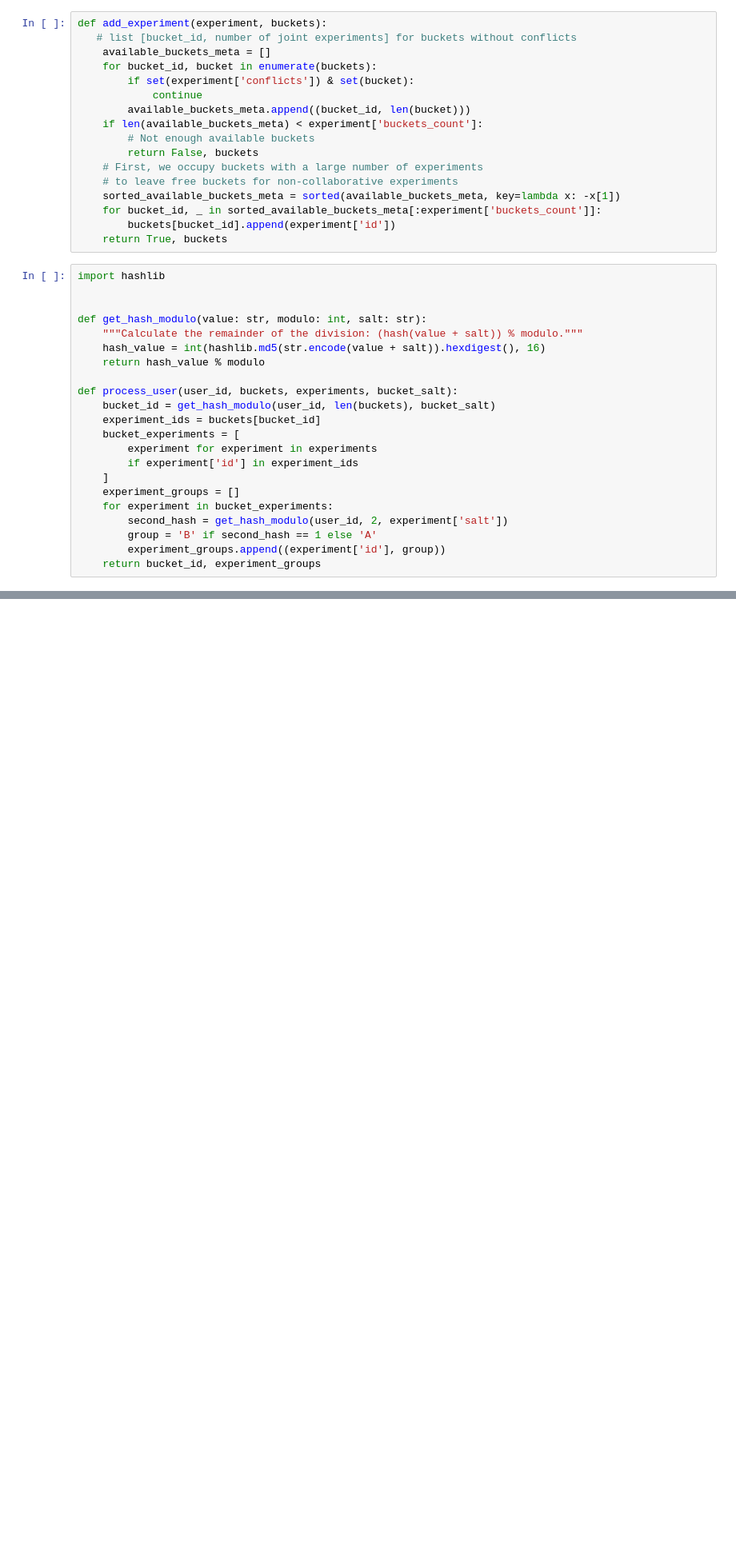
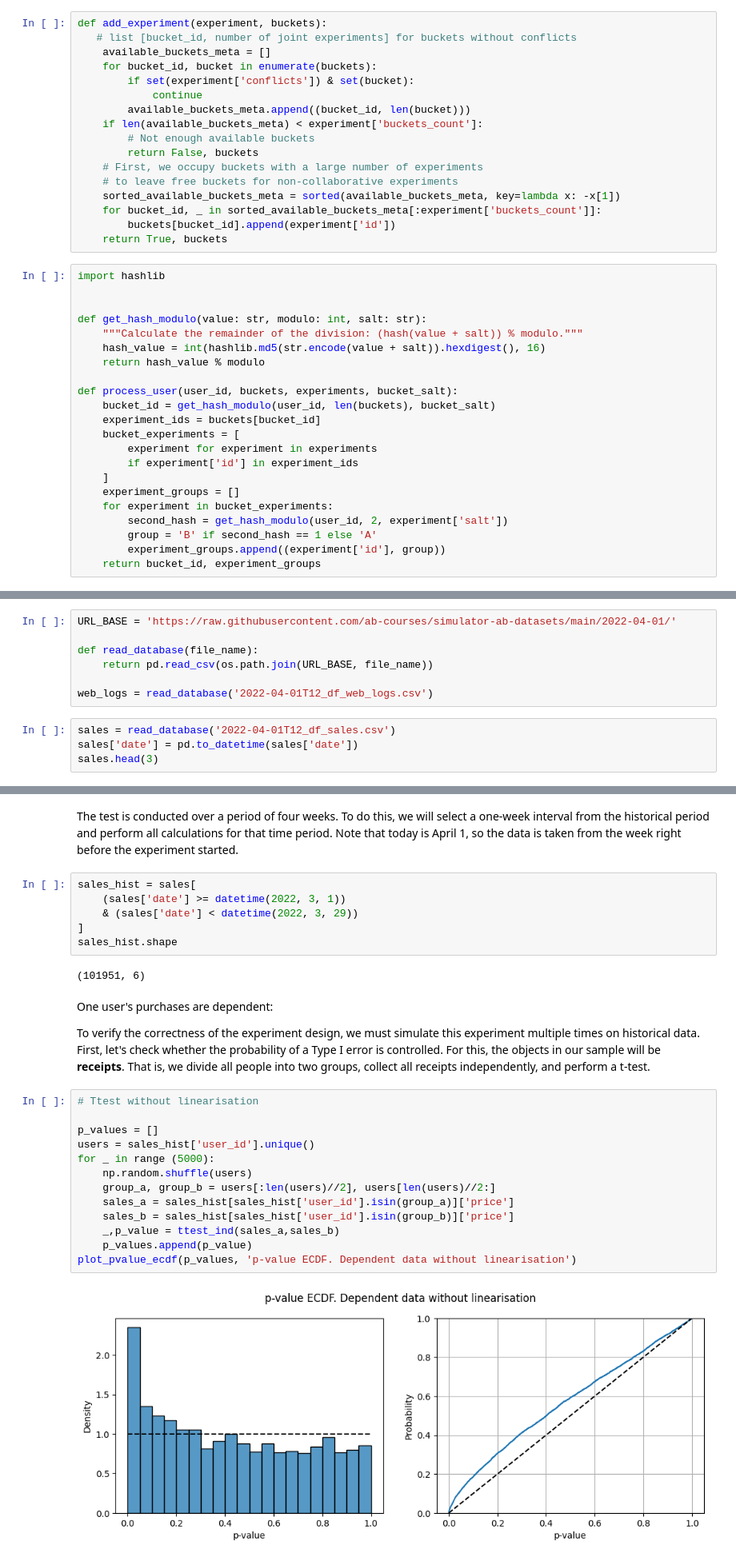
Before and after one commit to YanaOrf/AB_tests, a Jupyter notebook: Pizzeria_website_AB.ipynb, the cells around one changed output, grey strips where cells are left out. Shown at 80% size. Cells and saved outputs as stored; diff of their text form; blank space fills up the shorter version.

```diff
--- a/Pizzeria_website_AB.ipynb
+++ b/Pizzeria_website_AB.ipynb
@@ -1635,0 +1645,11 @@ def process_user(user_id, buckets, experiments, bucket_salt):
+# %%
+URL_BASE = 'https://raw.githubusercontent.com/ab-courses/simulator-ab-datasets/main/2022-04-01/'
+
+def read_database(file_name):
+    return pd.read_csv(os.path.join(URL_BASE, file_name))
+
+web_logs = read_database('2022-04-01T12_df_web_logs.csv')
+# %%
+sales = read_database('2022-04-01T12_df_sales.csv')
+sales['date'] = pd.to_datetime(sales['date'])
+sales.head(3)
@@ -1635,0 +1661,29 @@ def process_user(user_id, buckets, experiments, bucket_salt):
+# %% [markdown]
+ The test is conducted over a period of four weeks.  To do this, we will select a one-week interval from the historical period and perform all calculations for that time period. Note that today is April 1, so the data is taken from the week right before the experiment started.
+# %%
+sales_hist = sales[
+    (sales['date'] >= datetime(2022, 3, 1))
+    & (sales['date'] < datetime(2022, 3, 29))
+]
+sales_hist.shape
+# %% [output]
+(101951, 6)
+# %% [markdown]
+ One user's purchases are dependent:
+
+To verify the correctness of the experiment design, we must simulate this experiment multiple times on historical data. First, let's check whether the probability of a Type I error is controlled. For this, the objects in our sample will be **receipts**. That is, we divide all people into two groups, collect all receipts independently, and perform a t-test.
+# %%
+# Ttest without linearisation
+
+p_values = []
+users = sales_hist['user_id'].unique()
+for _ in range (5000):
+    np.random.shuffle(users)
+    group_a, group_b = users[:len(users)//2], users[len(users)//2:]
+    sales_a = sales_hist[sales_hist['user_id'].isin(group_a)]['price']
+    sales_b = sales_hist[sales_hist['user_id'].isin(group_b)]['price']
+    _,p_value = ttest_ind(sales_a,sales_b)
+    p_values.append(p_value)
+plot_pvalue_ecdf(p_values, 'p-value ECDF. Dependent data without linearisation')
+# %% [output]
+[figure, added]
```
Also changed, not shown: parts of 11 cells of this notebook.
